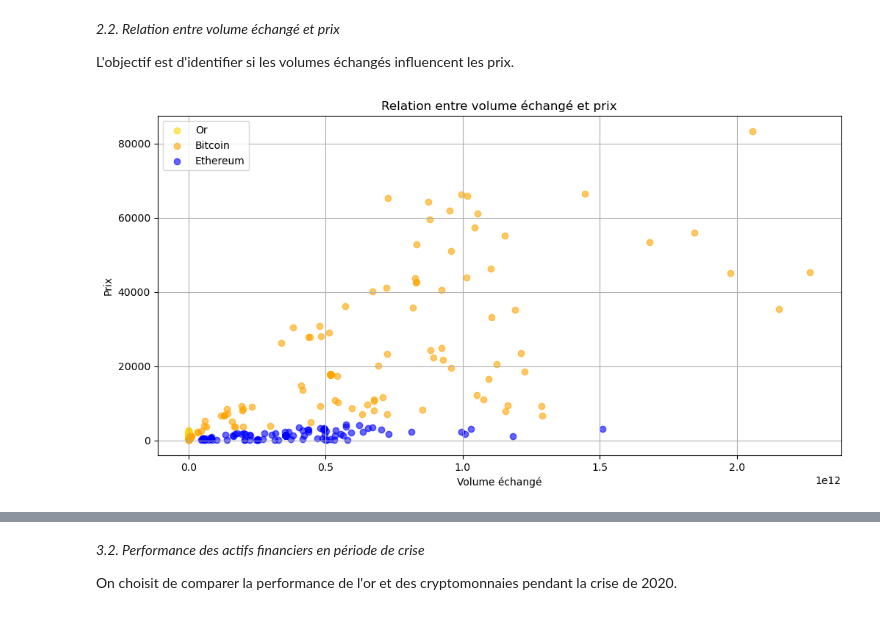
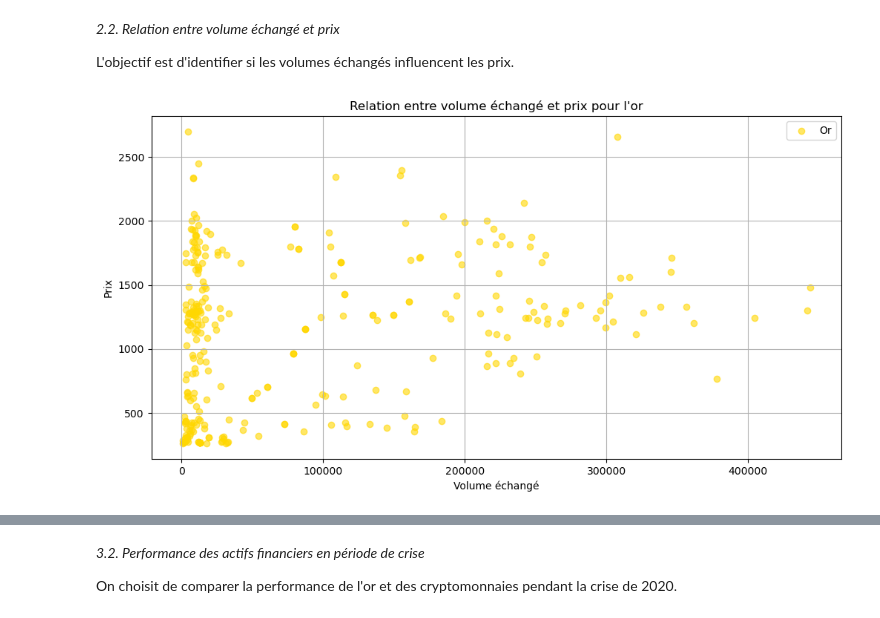
Before and after one commit to hafsaelibrahimi/projet_gold_refuge, a Jupyter notebook: dataset.ipynb, the cells around one changed output, grey strips where cells are left out. Drawn from its saved outputs; the diff is of its cells as text; code cells hidden in the pictures.

```diff
--- a/dataset.ipynb
+++ b/dataset.ipynb
@@ -462,3 +445,0 @@ On représente également le prix des actions ainsi que le volume entre 2000 et
-# %%
-# On effectue la même modification sur les dates sur final_df pour pouvoir effectuer la représentation graphique
-final_df['year_month'] = final_df['year_month'].dt.to_timestamp()
@@ -591,13 +490,11 @@ L'objectif est d'identifier si les volumes échangés influencent les prix.
 # %%
 plt.figure(figsize=(12, 6))
 plt.scatter(final_df['gold_volume'], final_df['gold_price'], label="Or", alpha=0.6, color='gold')
-plt.scatter(final_df['bitcoin_volume'], final_df['bitcoin_price'], label="Bitcoin", alpha=0.6, color='orange')
-plt.scatter(final_df['ethereum_volume'], final_df['ethereum_price'], label="Ethereum", alpha=0.6, color='blue')
-plt.title("Relation entre volume échangé et prix")
+plt.title("Relation entre volume échangé et prix pour l'or")
 plt.xlabel("Volume échangé")
 plt.ylabel("Prix")
 plt.legend()
 plt.grid(True)
 plt.show()
 # %% [output]
-[figure, old version]
+[figure, new version]
```
Also changed, not shown: parts of 40 cells of this notebook.
